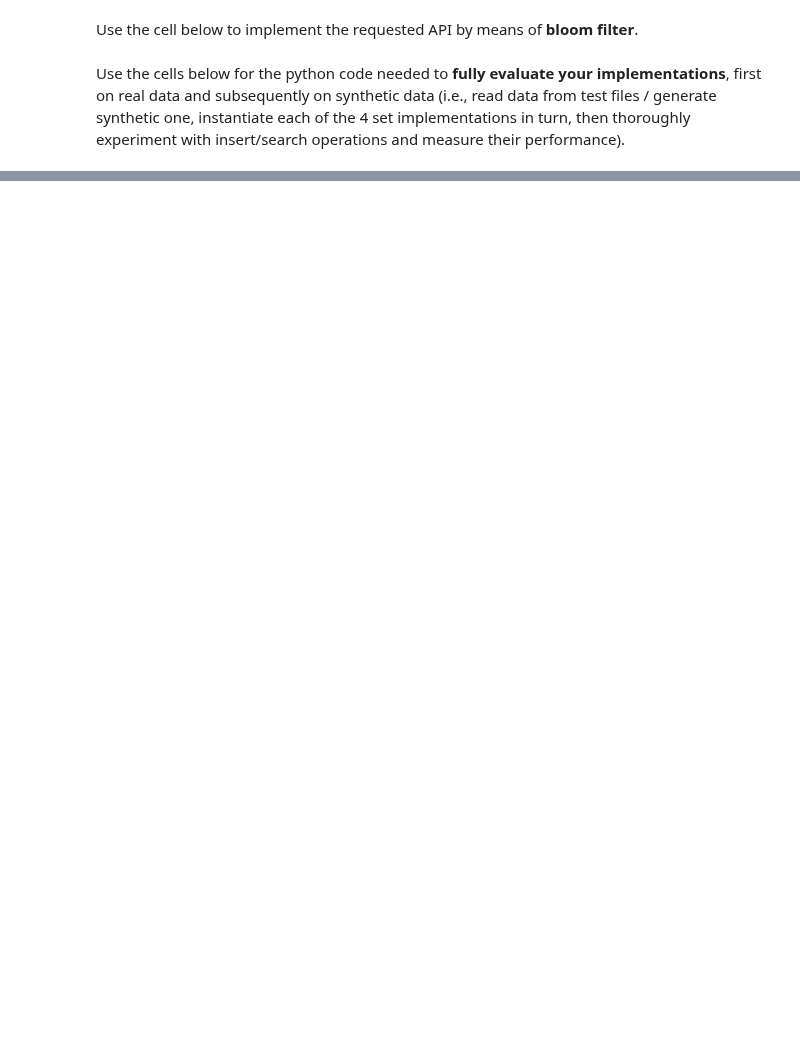
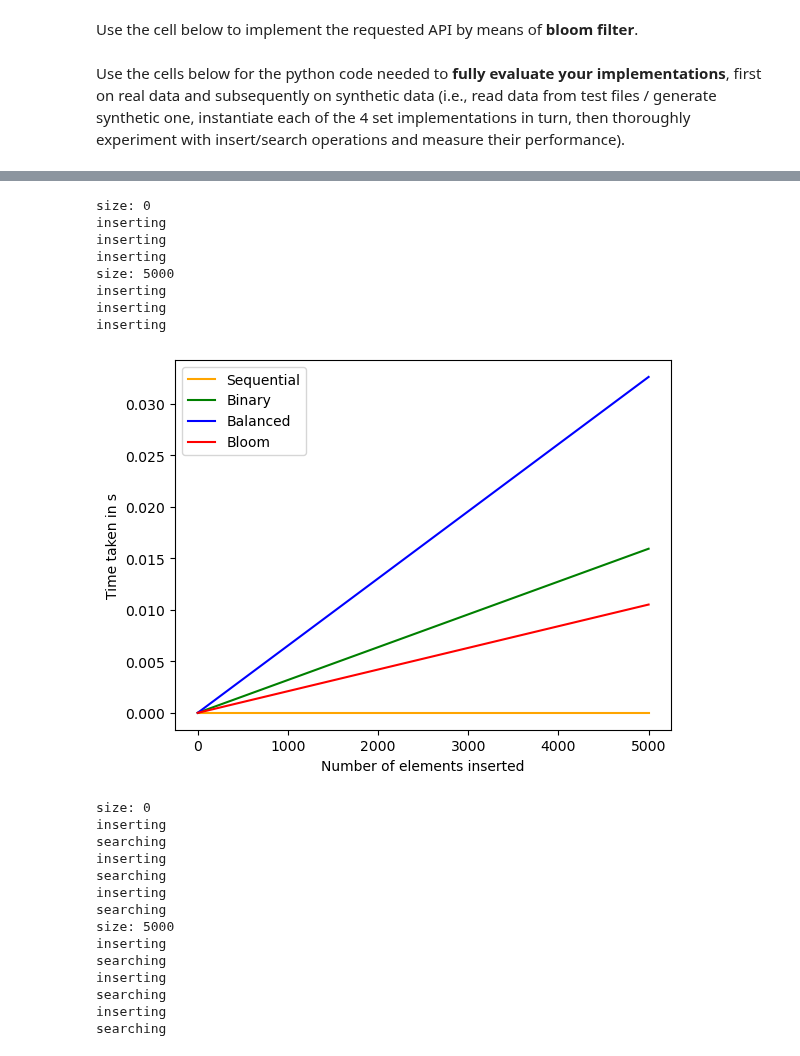
Before and after one commit to YulinCHEN-CS/Search-Algorithm, a Jupyter notebook: SetMembership.ipynb, the cells around one changed output, grey strips where cells are left out. Saved outputs shown, nothing was run; the diff lists cells and outputs as text; code cells hidden in the pictures; blank space fills up the shorter version.

Commit message:
update plot

```diff
--- a/SetMembership.ipynb
+++ b/SetMembership.ipynb
@@ -530,7 +513,7 @@ class TestClass:
 
         if self.test_type == "synthetic":
             sizes = []
-            for i in range(0, 200):
+            for i in range(0, 2):
                 sizes.append(5000 * i)
             for size in sizes:
                 print("size: " + str(size))
@@ -554,23 +537,15 @@ class TestClass:
             while len(seq_times) < len(sizes):
                 seq_times.append(0)
 
-            plt.plot(sizes, seq_times, color='orange', label="Sequential")
-            plt.plot(sizes, bin_times, color='green', label="Binary")
-            plt.plot(sizes, bal_times, color='blue', label="Balanced")
-            plt.plot(sizes, blm_times, color='red', label='Bloom')
-
-            plt.xlabel("Number of elements inserted")
-            plt.ylabel("Time taken in s")
-            plt.legend()
-            plt.show()
-
         elif self.test_type == "real":
             print("real")
             if test_func == "insert":
+                sizes = len(self.insert_data)
                 for struct in struct_types:
                     tim = timeit.timeit(stmt=lambda: self.insert_test(struct), number=1)
                     _helper(seq_times, bin_times, bal_times, blm_times, tim, struct)
             elif test_func == "search":
+                sizes = len(self.search_data)
                 self.sequential, self.binary, self.balanced, self.bloom = SequentialSearchSet(), BinarySearchTreeSet(), BalancedSearchTreeSet(), BloomFilterSet() # reset structures
                 for struct in struct_types:
 
@@ -578,16 +553,7 @@ class TestClass:
                     _helper(seq_times, bin_times, bal_times, blm_times, tim, struct)
             else:
                 raise Exception("invalid test function")
-
-            values_in_order = seq_times + bin_times + bal_times + blm_times
-            plt.bar(struct_types, values_in_order, color=['orange', 'green', 'blue', 'red'])
-            plt.xlabel("Data Structure")
-            plt.ylabel("Time taken in s")
-            plt.title("Time taken to " + test_func + " chosen text file per data structure")
-            plt.show()
-            print("Sequential, Binary, Balanced, Bloom" + str(values_in_order))
-
-
+        return sizes, seq_times, bin_times, bal_times, blm_times
 
     def insert_test(self, struct):
         print("inserting")
@@ -622,7 +588,3 @@ class TestClass:
                 self.bloom.searchElement(item)
         else:
             raise Exception("Invalid data structure")
-
-
-te = TestClass(txt_to_array("test3-dickens.txt"), txt_to_array("test-search.txt"), "real")
-te.all_test("search")
@@ -993,0 +912,39 @@ plt.legend()
+# %%
+def plot_synthetic(method):
+    te = TestClass()
+    sizes, seq_times, bin_times, bal_times, blm_times = te.all_test(method)
+    plt.plot(sizes, seq_times, color='orange', label="Sequential")
+    plt.plot(sizes, bin_times, color='green', label="Binary")
+    plt.plot(sizes, bal_times, color='blue', label="Balanced")
+    plt.plot(sizes, blm_times, color='red', label='Bloom')
+
+    plt.xlabel("Number of elements inserted")
+    plt.ylabel("Time taken in s")
+    plt.legend()
+    plt.show()
+plot_synthetic("insert")
+plot_synthetic("search")
+# %% [output]
+size: 0
+inserting
+inserting
+inserting
+size: 5000
+inserting
+inserting
+inserting
+[figure, added]
+size: 0
+inserting
+searching
+inserting
+searching
+inserting
+searching
+size: 5000
+inserting
+searching
+inserting
+searching
+inserting
+searching
```
Also changed, not shown: parts of 14 cells of this notebook.
